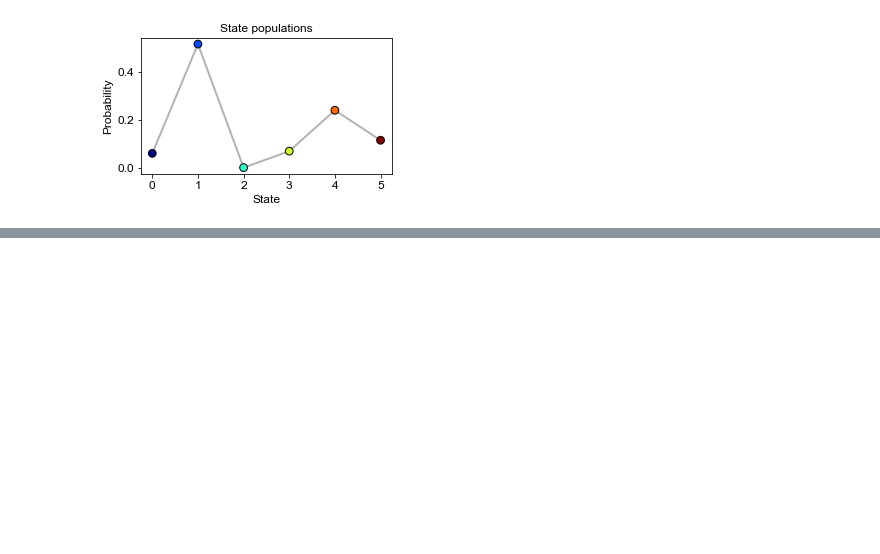
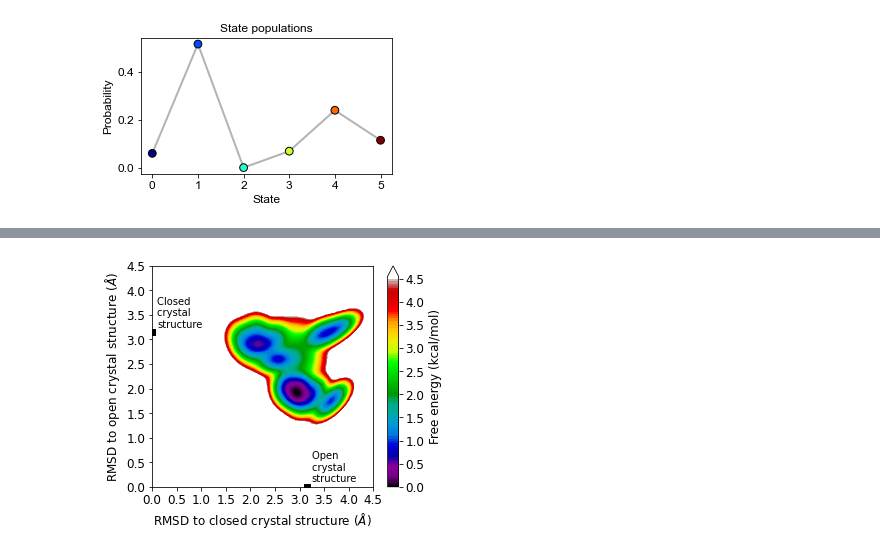
Before and after one commit to eric-jm-lang/10-ALKEIG, a Jupyter notebook: 12-Analysis_4/11-InfleCS_clustering_3/1-RMSD_clustering_with_IPA.ipynb, the cells around one changed output, grey strips where cells are left out. Saved outputs shown, nothing was run; the diff lists cells and outputs as text; code cells hidden in the pictures; blank space fills up the shorter version.

```diff
--- a/12-Analysis_4/11-InfleCS_clustering_3/1-RMSD_clustering_with_IPA.ipynb
+++ b/12-Analysis_4/11-InfleCS_clustering_3/1-RMSD_clustering_with_IPA.ipynb
@@ -343,0 +323,19 @@ plt.xticks(np.arange(0,state_populations.shape[0]))
+# %%
+traj_all = pt.iterload(traj_list, topfile, stride=1)
+# %%
+rmsd0=pt.rmsd(traj_all,ref=rf0, mask="@CA,N,C,O")
+rmsd1=pt.rmsd(traj_all,ref=rf1, mask="@CA,N,C,O")
+rmsd2=pt.rmsd(traj_all,ref=rf2, mask="@CA,N,C,O")
+rmsd3=pt.rmsd(traj_all,ref=rf3, mask="@CA,N,C,O")
+rmsd4=pt.rmsd(traj_all,ref=rf4, mask="@CA,N,C,O")
+rmsd5=pt.rmsd(traj_all,ref=rf5, mask="@CA,N,C,O")
+
+rmsd_closed_all=np.nanmin(np.array([rmsd0,rmsd1,rmsd2,rmsd3,rmsd4,rmsd5]), axis=0)
+
+rmsd_open_all=pt.rmsd(traj_all,ref=rfopen, mask="@CA,N,C,O")
+# %%
+Z_all=[]
+for i in range(0,len(rmsd_open_all)):
+    a=np.array([rmsd_closed_all[i],rmsd_open_all[i]])
+    Z_all.append(a)
+Z_all=np.array(Z_all)
@@ -343,0 +373,5 @@ plt.xticks(np.arange(0,state_populations.shape[0]))
+# %%
+fec_all = FEC.FreeEnergyClustering(Z_all, min_n_components=13, max_n_components=13, temperature=293.15,
+                               x_lims=[[0.0,4.5],[0.0,4.5]],
+                               n_iterations=5, n_grids=150, n_splits=1,stack_landscapes=False)
+coords_all, FE_landscape_all, FE_points_all = fec_all.landscape()
@@ -343,0 +398,11 @@ plt.xticks(np.arange(0,state_populations.shape[0]))
+# %%
+fec_all.visualize(fontsize=12, savefig=True, xlabel=r'RMSD to closed crystal structure ($\AA$)',
+              ylabel=r'RMSD to open crystal structure ($\AA$)', zlabel='z', title=None,
+              vmax=4.5, colormap='nipy_spectral', lim=0.1, n_contour_levels=99, show_data=False,
+              figsize= [5, 5], transition_point_size=1, core_point_size=5, core_point_edgecolor='k',
+              colormap2='spectral',clust_point_edgecolor='w', clust_point_facecolor='',
+              clust_point_size=5, clust_point_linewidth=4, clust_point_marker='s',legend=None,
+              extend='max', rmsd_point_size=40, rmsd_point_fontsize=10,rmsd_point_color='k', dx=1,
+              filename='./plots/1-With_IPA/1-FES_with_IPA_dt1', ax=None)
+# %% [output]
+[figure, added]
```
Also changed, not shown: parts of 22 cells of this notebook, 10 other files.
